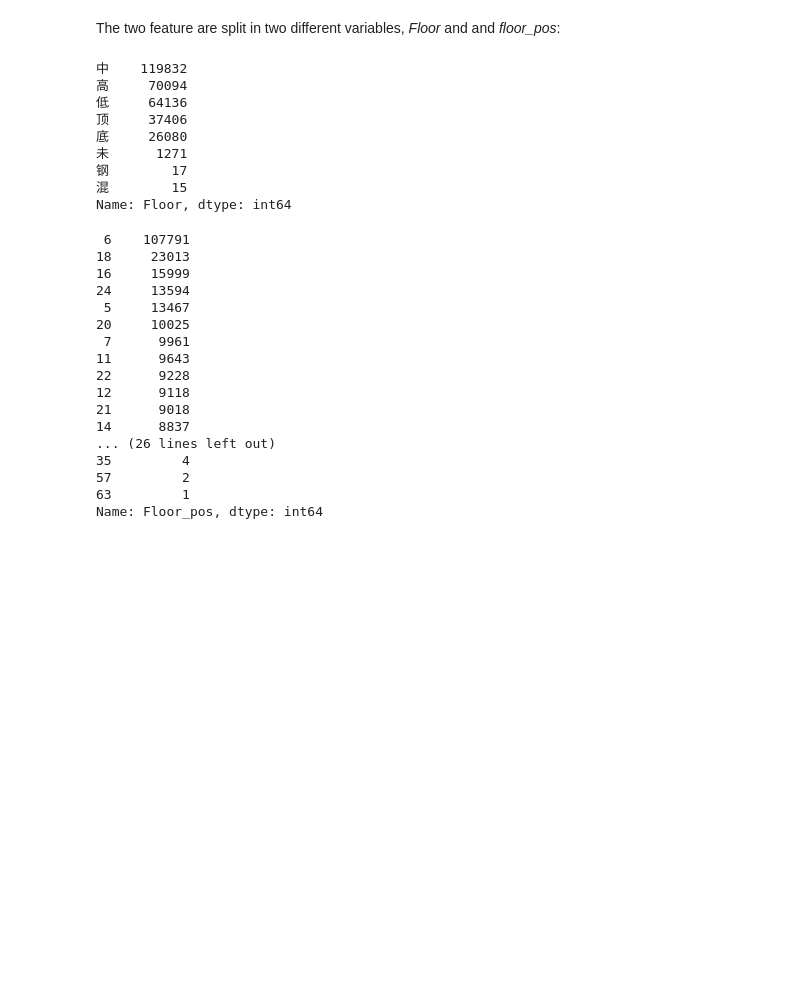
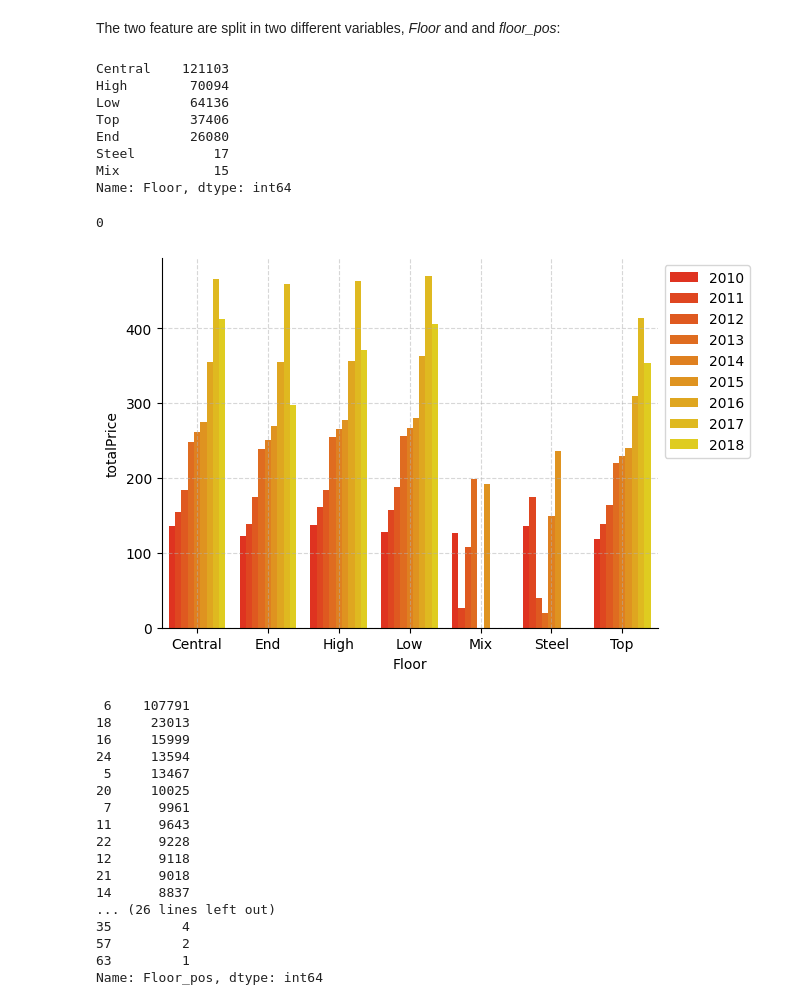
Before and after one commit to fabriziobasso/Time_Series_Files, a Jupyter notebook: Beijing_Housing.ipynb, the cells around one changed output. Drawn from its saved outputs; the diff is of its cells as text; code cells hidden in the pictures; blank space fills up the shorter version.

```diff
--- a/Beijing_Housing.ipynb
+++ b/Beijing_Housing.ipynb
@@ -457,17 +457,33 @@ array(['高 26', '高 22', '中 4', '底 21', '中 6', '中 8', '高 6', '高 10
 The two feature are split in two different variables, *Floor* and and *floor_pos*:
 # %%
 df["Floor"] = [i[0] for i in df["floor"]]#df.floor.apply(lambda x: x.split()[0])
+replace_Floor_dict = {"中":"Central","高":"High",
+                      "低":"Low","顶":"Top","底":"End",
+                      "未":"Central",
+                      "钢":"Steel","混":"Mix"}
+
+df["Floor"].replace(replace_Floor_dict, inplace=True)
 df["Floor"].value_counts()
 # %% [output]
-中    119832
-高     70094
-低     64136
-顶     37406
-底     26080
-未      1271
-钢        17
-混        15
+Central    121103
+High        70094
+Low         64136
+Top         37406
+End         26080
+Steel          17
+Mix            15
 Name: Floor, dtype: int64
+# %%
+df["Floor"].isna().sum()
+# %% [output]
+0
+# %%
+test_floor = df[df.Year>2009].groupby(["Floor","Year"], as_index=False)["totalPrice"].median()
+sns.barplot(data=test_floor, x="Floor", y="totalPrice", hue="Year", palette="autumn")
+plt.legend(loc='upper right', bbox_to_anchor=(1.2, 1.0));
+plt.grid(linestyle="--", alpha=0.5)
+# %% [output]
+[figure, added]
 # %%
 df["Floor_pos"] = [i[-2:] for i in df["floor"]]
 df["Floor_pos"].value_counts()
```
Also changed, not shown: parts of 30 cells of this notebook.
